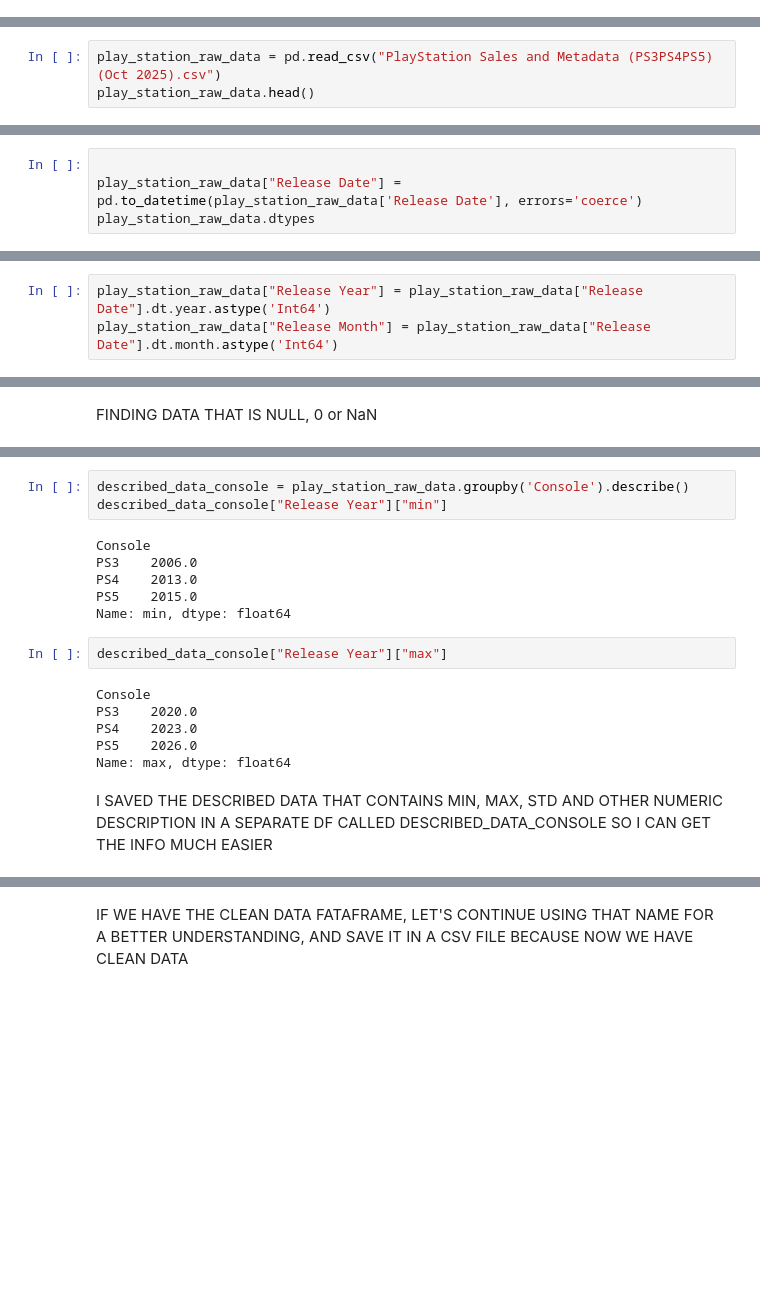
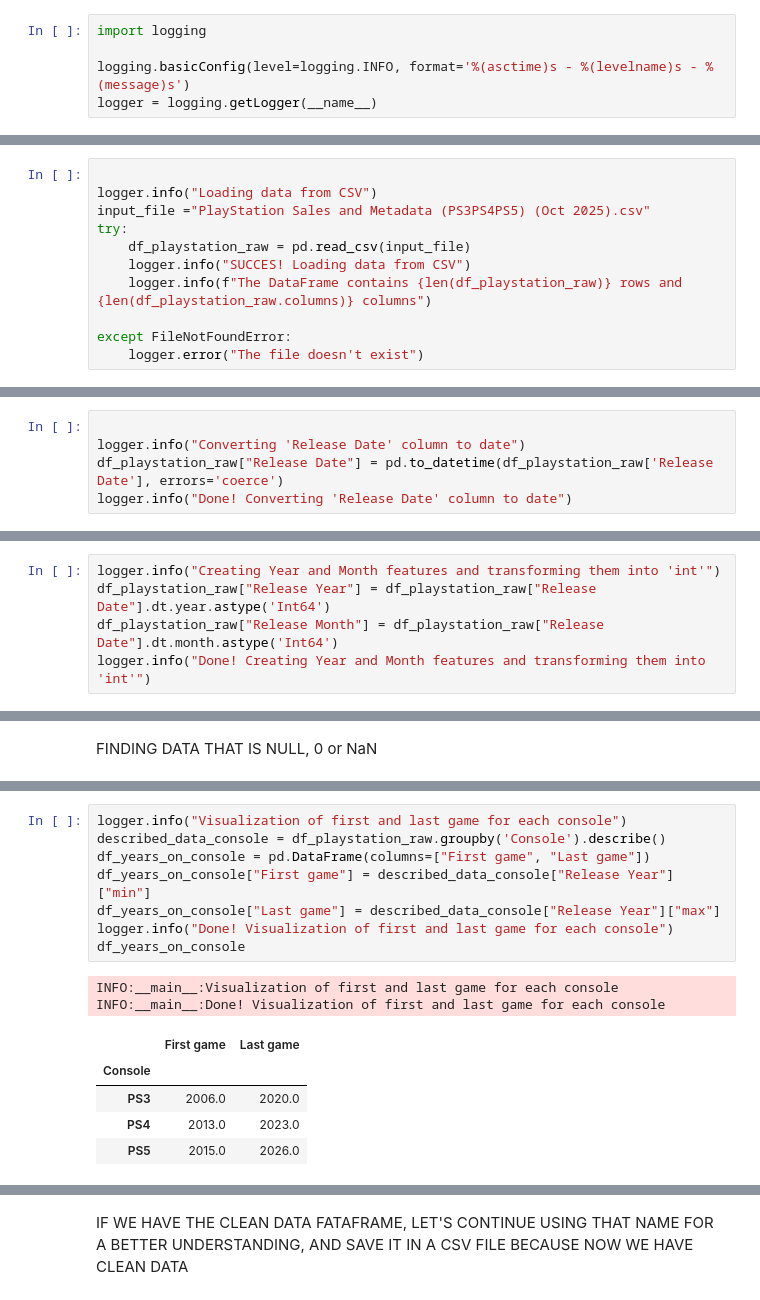
Before and after one commit to CalinP1/Playstation_work, a Jupyter notebook: PlayStation_Data_report.ipynb, the cells around one changed output, grey strips where cells are left out. Drawn from its saved outputs; the diff is of its cells as text; blank space fills up the shorter version.

Commit message:
csv reading try verification to see if file exist, logging with logger added all across the code for a better visualization in case of bugs, some cleaning for unnecessary methods all across the file.

```diff
--- a/PlayStation_Data_report.ipynb
+++ b/PlayStation_Data_report.ipynb
@@ -8,3 +9,8 @@ LOAD -> EXPLORE -> CLEAN -> TRANSFROM -> ANALYZE -> VISUALIZE
 1) LOAD THE DATA
 # %%
 import pandas as pd
+# %%
+import logging
+
+logging.basicConfig(level=logging.INFO, format='%(asctime)s - %(levelname)s - %(message)s')
+logger = logging.getLogger(__name__)
@@ -11,4 +23,12 @@ import pandas as pd
 # %%
-play_station_raw_data = pd.read_csv("PlayStation Sales and Metadata (PS3PS4PS5) (Oct 2025).csv")
-play_station_raw_data.head()
+
+logger.info("Loading data from CSV")
+input_file ="PlayStation Sales and Metadata (PS3PS4PS5) (Oct 2025).csv"
+try:
+    df_playstation_raw = pd.read_csv(input_file)
+    logger.info("SUCCES! Loading data from CSV")
+    logger.info(f"The DataFrame contains {len(df_playstation_raw)} rows and {len(df_playstation_raw.columns)} columns")
+
+except FileNotFoundError:
+    logger.error("The file doesn't exist")
 # %% [output]
@@ -60,6 +82,7 @@ dtype: object
 I SAW THAT RELEASE DATE WAS AN OBJECT, SO FIRST THINK FIRST I CHANGE THAT IN A DATE TIME TYPE SO WE CAN USE IT MOREA EASILY IF WE WANT TO DO SOME ANALYZES ON DATES
 # %%
 
-play_station_raw_data["Release Date"] = pd.to_datetime(play_station_raw_data['Release Date'], errors='coerce')
-play_station_raw_data.dtypes
+logger.info("Converting 'Release Date' column to date")
+df_playstation_raw["Release Date"] = pd.to_datetime(df_playstation_raw['Release Date'], errors='coerce')
+logger.info("Done! Converting 'Release Date' column to date")
 # %% [output]
@@ -85,3 +91,5 @@ dtype: object
 # %%
-play_station_raw_data["Release Year"] = play_station_raw_data["Release Date"].dt.year.astype('Int64')
-play_station_raw_data["Release Month"] = play_station_raw_data["Release Date"].dt.month.astype('Int64')
+logger.info("Creating Year and Month features and transforming them into 'int'")
+df_playstation_raw["Release Year"] = df_playstation_raw["Release Date"].dt.year.astype('Int64')
+df_playstation_raw["Release Month"] = df_playstation_raw["Release Date"].dt.month.astype('Int64')
+logger.info("Done! Creating Year and Month features and transforming them into 'int'")
@@ -109,23 +120,20 @@ platforms        2116
 Release Year     1437
 Release Month    1437
 dtype: int64
-# %%
-described_data_console = play_station_raw_data.groupby('Console').describe()
-described_data_console["Release Year"]["min"]
-# %% [output]
-Console
-PS3    2006.0
-PS4    2013.0
-PS5    2015.0
-Name: min, dtype: float64
-# %%
-described_data_console["Release Year"]["max"]
-# %% [output]
-Console
-PS3    2020.0
-PS4    2023.0
-PS5    2026.0
-Name: max, dtype: float64
-# %% [markdown]
-I SAVED THE DESCRIBED DATA THAT CONTAINS MIN, MAX, STD AND OTHER NUMERIC DESCRIPTION IN A SEPARATE DF CALLED DESCRIBED_DATA_CONSOLE SO I CAN GET THE INFO MUCH EASIER
+# %%
+logger.info("Visualization of first and last game for each console")
+described_data_console = df_playstation_raw.groupby('Console').describe()
+df_years_on_console = pd.DataFrame(columns=["First game", "Last game"])
+df_years_on_console["First game"] = described_data_console["Release Year"]["min"]
+df_years_on_console["Last game"] = described_data_console["Release Year"]["max"]
+logger.info("Done! Visualization of first and last game for each console")
+df_years_on_console
+# %% [output]
+INFO:__main__:Visualization of first and last game for each console
+INFO:__main__:Done! Visualization of first and last game for each console
+|  | First game | Last game |
+| Console |  |  |
+| PS3 | 2006.0 | 2020.0 |
+| PS4 | 2013.0 | 2023.0 |
+| PS5 | 2015.0 | 2026.0 |
 # %% [markdown]
```
Also changed, not shown: parts of 49 cells of this notebook, 1 other file.
